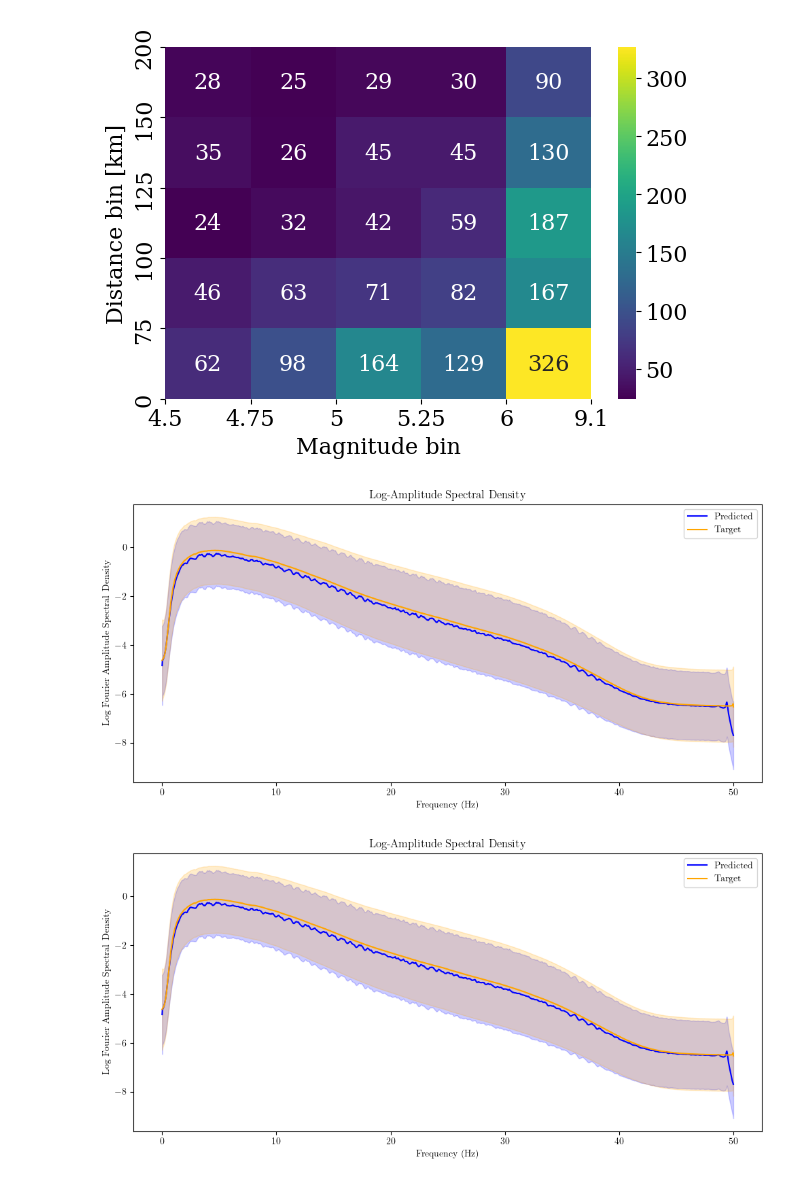
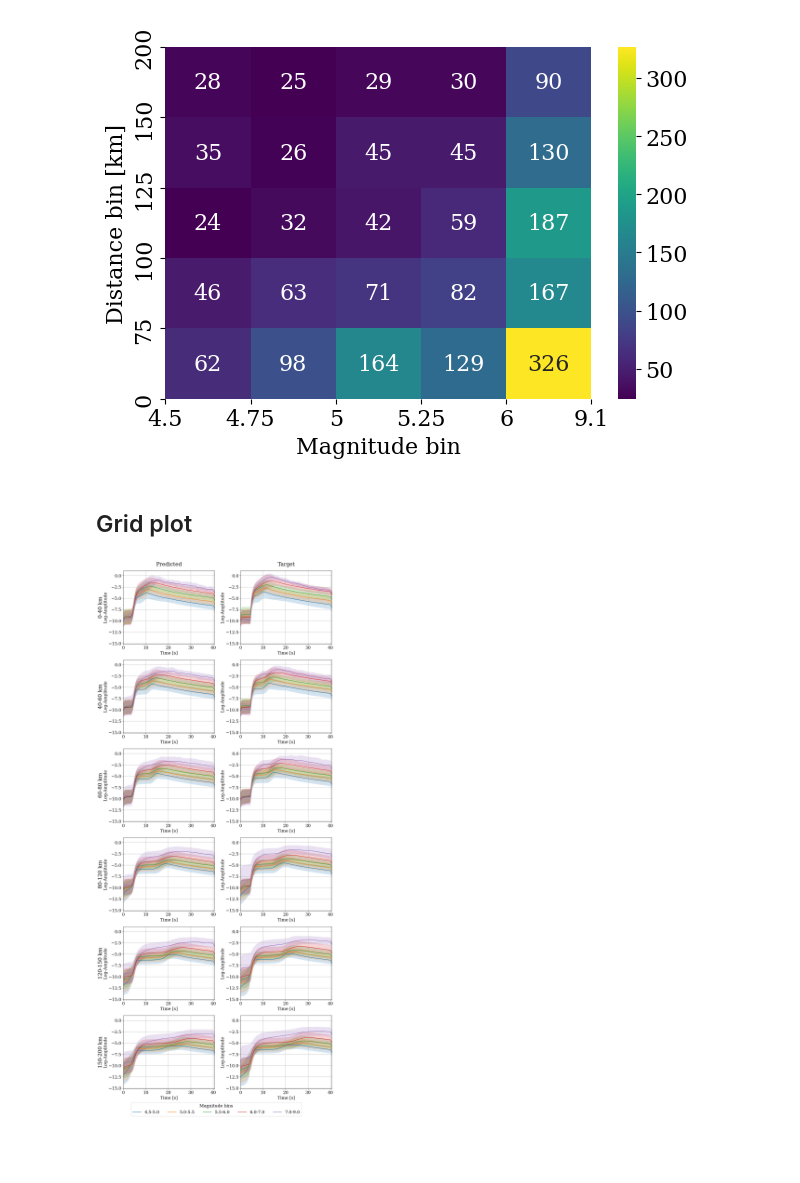
Before and after one commit to highfem/tqdne, a Jupyter notebook: notebooks/evaluation.ipynb, the cells around one changed output. Drawn from its saved outputs; the diff is of its cells as text; code cells hidden in the pictures; blank space fills up the shorter version.

Commit message:
grid plot added

```diff
--- a/notebooks/evaluation.ipynb
+++ b/notebooks/evaluation.ipynb
@@ -18,7 +18,7 @@ config = SpectrogramClassificationConfig()
 mag_bins = config.mag_bins
 dist_bins = config.dist_bins
 
-evaluation_dir = config.outputdir / "Latent-EDM-LogSpectrogram"
+evaluation_dir = config.outputdir / "evaluation-Latent-EDM-LogSpectrogram"
 full = h5py.File(evaluation_dir / "full.h5", "r")
 train = h5py.File(evaluation_dir / "train.h5", "r")
 test = h5py.File(evaluation_dir / "test.h5", "r")
@@ -212,8 +212,18 @@ fig = BinPlot(metric=AmplitudeSpectralDensity(100, 1, isotropic=True), mag_bins=
 fig.savefig("../figures/asd_heatmap_2.pdf")
 # %% [output]
 [figure]
-# %%
-ASDPlot(fs=100, channel=0)(full["predicted_waveform"], full["target_waveform"])
-# %% [output]
-[figure, removed]
-[figure, removed]
+# %% [markdown]
+## Grid plot
+# %%
+distance_bins = [0, 40, 60, 80, 120, 150, 200]
+magnitude_bins = [4.5, 5.0, 5.5, 6.0, 7.0, 9.0]
+# %%
+fig = MovingAverageEnvelopeGrid(fs=config.fs, channel=0, mag_bins=magnitude_bins, dist_bins=distance_bins)(
+    pred=full["predicted_waveform"][:],
+    target=full["target_waveform"][:],
+    mag=full["magnitude"][:],
+    dist=full["hypocentral_distance"][:],
+)
+fig.savefig("../figures/moving_average_envelope_grid.pdf")
+# %% [output]
+[figure, added]
```
Also changed, not shown: parts of 2 cells of this notebook, 1 other file.
